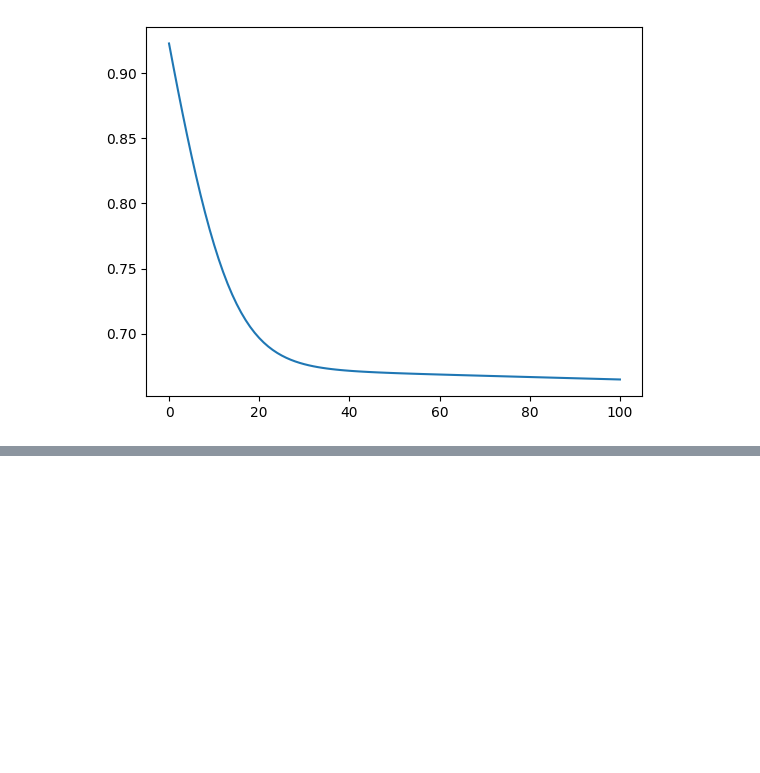
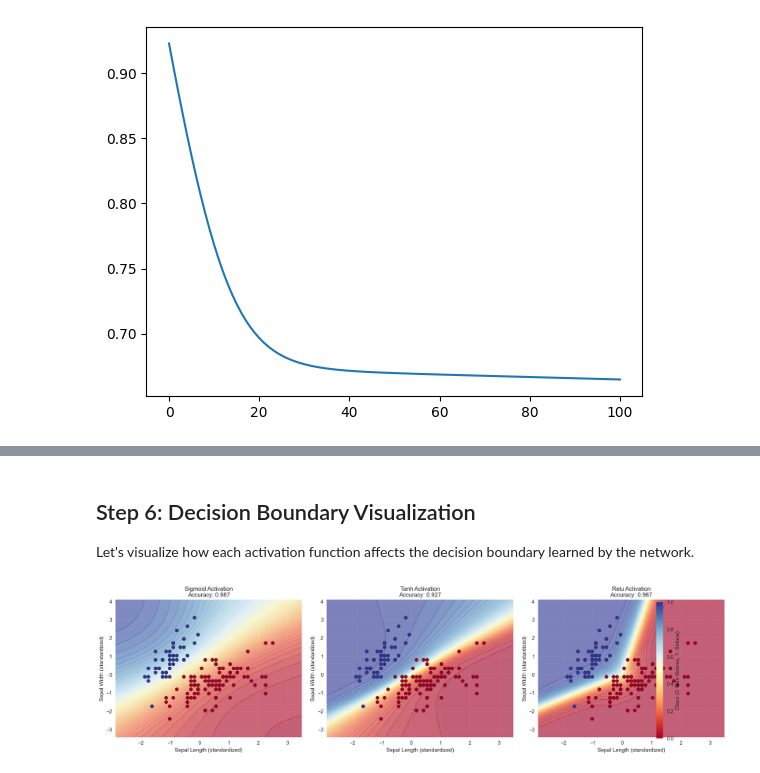
Before and after one commit to SaiGuruInukurthi/iHub_AIML_2025, a Jupyter notebook: Mod6_Lab1_Implementing_forward_propagation_and_back_propagation.ipynb, the cells around one changed output, grey strips where cells are left out. Saved outputs shown, nothing was run; the diff lists cells and outputs as text; code cells hidden in the pictures; blank space fills up the shorter version.

```diff
--- a/Mod6_Lab1_Implementing_forward_propagation_and_back_propagation.ipynb
+++ b/Mod6_Lab1_Implementing_forward_propagation_and_back_propagation.ipynb
@@ -205,0 +619,48 @@ pd.Series(loss_lst).plot()
+# %% [markdown]
+## Step 6: Decision Boundary Visualization
+
+Let's visualize how each activation function affects the decision boundary learned by the network.
+# %%
+# Create decision boundary visualization
+def plot_decision_boundary(network, X, y, title, ax):
+    """Plot decision boundary for a trained network"""
+    # Create a mesh
+    h = 0.02
+    x_min, x_max = X[:, 0].min() - 1, X[:, 0].max() + 1
+    y_min, y_max = X[:, 1].min() - 1, X[:, 1].max() + 1
+    xx, yy = np.meshgrid(np.arange(x_min, x_max, h),
+                         np.arange(y_min, y_max, h))
+
+    # Make predictions on the mesh
+    mesh_points = torch.FloatTensor(np.c_[xx.ravel(), yy.ravel()])
+    with torch.no_grad():
+        Z = network.forward(mesh_points)
+        Z = Z.reshape(xx.shape)
+
+    # Plot decision boundary and data points
+    ax.contourf(xx, yy, Z, levels=50, alpha=0.6, cmap='RdYlBu')
+    scatter = ax.scatter(X[:, 0], X[:, 1], c=y.ravel(), cmap='RdYlBu', edgecolors='black')
+    ax.set_xlabel('Sepal Length (standardized)')
+    ax.set_ylabel('Sepal Width (standardized)')
+    ax.set_title(f'{title}\nAccuracy: {calculate_accuracy(network, torch.FloatTensor(X), torch.FloatTensor(y.reshape(-1,1))):.3f}')
+
+    return scatter
+
+# Create decision boundary plots
+fig, axes = plt.subplots(1, 3, figsize=(18, 5))
+
+for i, activation in enumerate(activations):
+    scatter = plot_decision_boundary(
+        networks[activation],
+        X_iris_scaled,
+        y_iris,
+        f'{activation.capitalize()} Activation',
+        axes[i]
+    )
+
+# Add colorbar
+plt.colorbar(scatter, ax=axes, fraction=0.02, pad=0.1, label='Class (0: Non-Setosa, 1: Setosa)')
+plt.tight_layout()
+plt.show()
+# %% [output]
+[figure, added]
```
Also changed, not shown: parts of 14 cells of this notebook.
